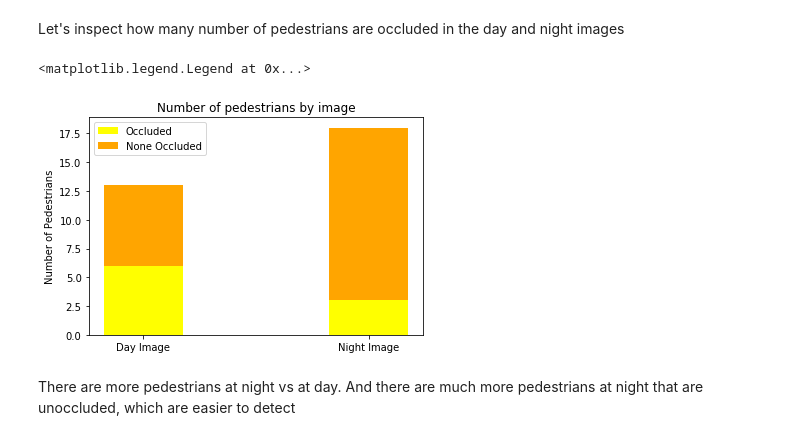
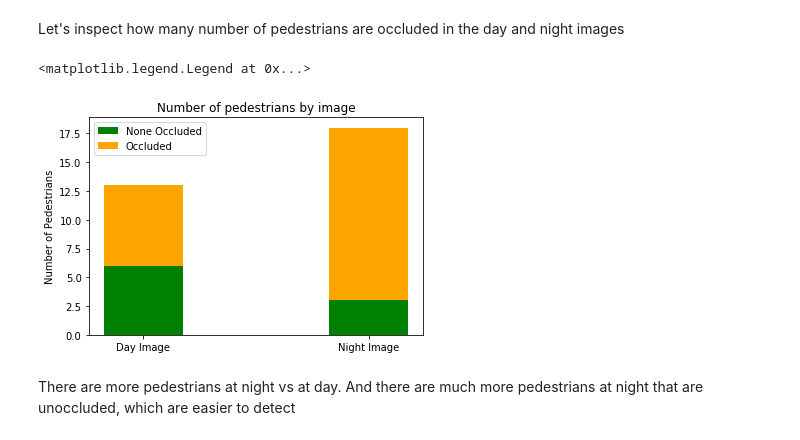
Before and after one commit to iman-saleh/ethical-ai, a Jupyter notebook: Bias_Detection.ipynb, the cells around one changed output. Drawn from its saved outputs; the diff is of its cells as text; code cells hidden in the pictures.

```diff
--- a/Bias_Detection.ipynb
+++ b/Bias_Detection.ipynb
@@ -73,8 +73,8 @@ Trained three different models using three different datasets
 ## Define Local Variables ##
 # %%
 # contains test images
-inputdir = 'bias_inputdata'
-outputdir = 'bias_outputdata'
+inputdir = 'inputdata'
+outputdir = 'outputdata'
 inputdata = glob.glob(inputdir + '/*jpg')
 # %%
 # models trained on 3 different training sets using the same type of model
@@ -358,24 +357,24 @@ Let's inspect how many number of pedestrians are occluded in the day and night i
 # %%
 gridnumber = np.arange(2)
 width = 0.35
 fig = plt.figure()
 ax = plt.subplot(111)
 num_gts_oc = np.array([dd_results['daytime']['num_gts_oc'],
                      dd_results['night']['num_gts_oc']])
 num_gts_noc = np.array([dd_results['daytime']['num_gts'],dd_results['night']['num_gts']] ) - num_gts_oc
 
-bar1 = ax.bar(gridnumber, num_gts_noc,width, color='yellow')
+bar1 = ax.bar(gridnumber, num_gts_noc,width, color='green')
 bar2 = ax.bar(gridnumber, num_gts_oc, width, bottom=num_gts_noc,color='orange')
 
 
 ax.set_xticks(gridnumber)
 ax.set_xticklabels(['Day Image', 'Night Image'])
 ax.set_ylabel('Number of Pedestrians')
 ax.set_title('Number of pedestrians by image')
-ax.legend((bar1[0], bar2[0]), ('Occluded', 'None Occluded'))
+ax.legend((bar1[0], bar2[0]), ('None Occluded', 'Occluded'))
 # %% [output]
 <matplotlib.legend.Legend at 0x...>
-[figure, old version]
+[figure, new version]
 # %% [markdown]
 There are more pedestrians at night vs at day. And there are much more pedestrians at night that are unoccluded, which are easier to detect
 # %%
```
Also changed, not shown: parts of 6 cells of this notebook.
